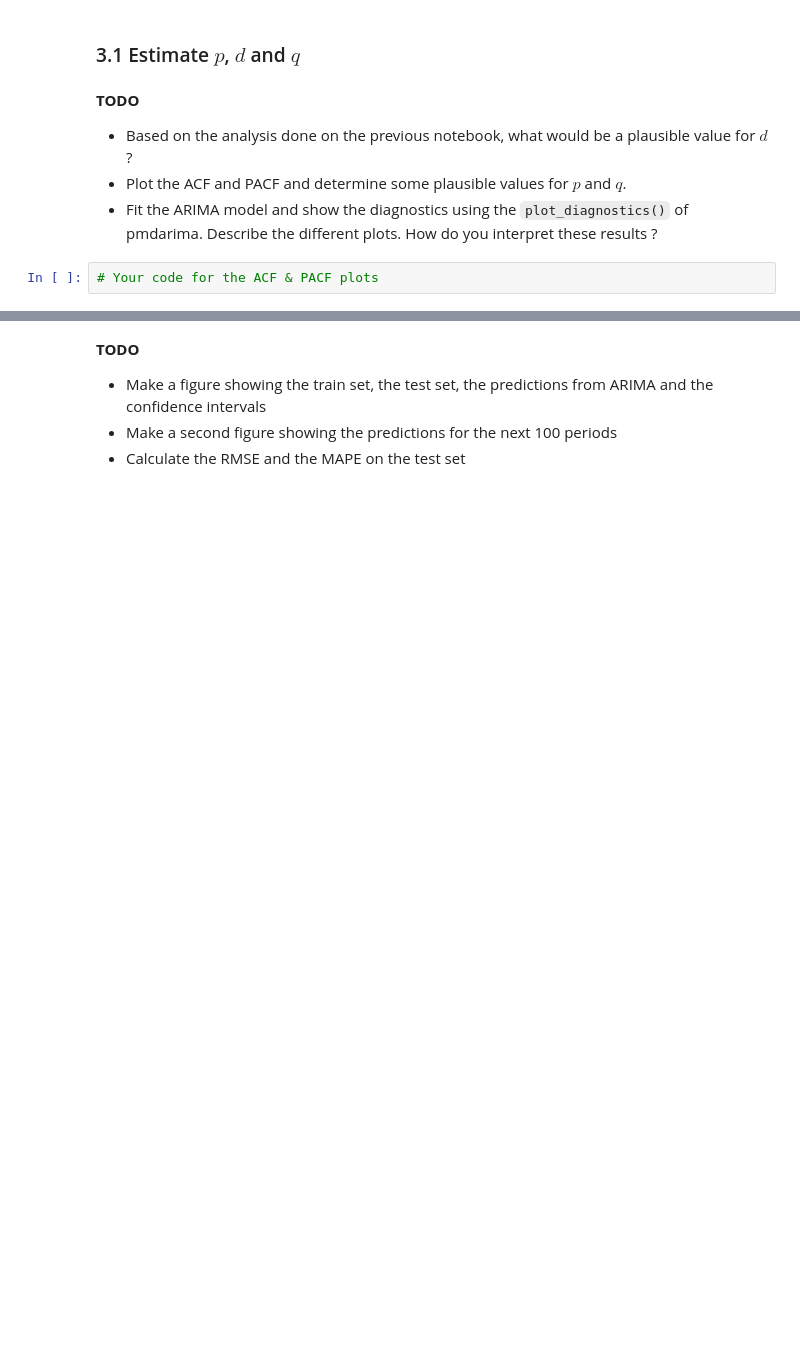
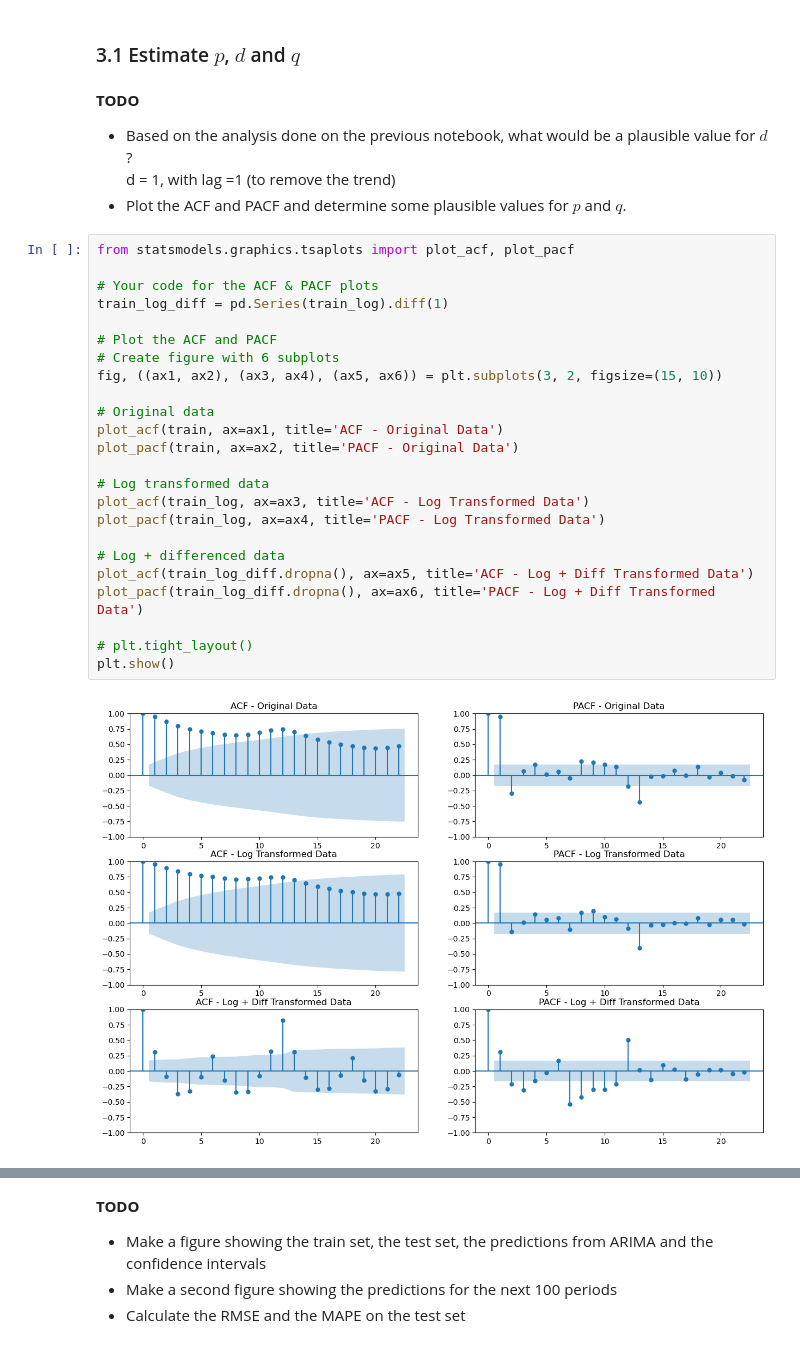
Before and after one commit to thomasmari/DataS3PG, a Jupyter notebook: module/11. ML/6. ML6/notebooks/NB2_Time_Series_Forecasts.ipynb, the cells around one changed output, grey strips where cells are left out. Saved outputs shown, nothing was run; the diff lists cells and outputs as text; blank space fills up the shorter version.

```diff
--- a/module/11. ML/6. ML6/notebooks/NB2_Time_Series_Forecasts.ipynb
+++ b/module/11. ML/6. ML6/notebooks/NB2_Time_Series_Forecasts.ipynb
@@ -293,8 +292,32 @@ test_log = np.log(test).dropna()
 ### 3.1 Estimate $p$, $d$ and $q$
 # %% [markdown]
 **TODO**
-- Based on the analysis done on the previous notebook, what would be a plausible value for $d$ ?
+- Based on the analysis done on the previous notebook, what would be a plausible value for $d$ ?\
+ d = 1, with lag =1 (to remove the trend)
 - Plot the ACF and PACF and determine some plausible values for $p$ and $q$.
-- Fit the ARIMA model and show the diagnostics using the `plot_diagnostics()` of pmdarima. Describe the different plots. How do you interpret these results ?
 # %%
+from statsmodels.graphics.tsaplots import plot_acf, plot_pacf
+
 # Your code for the ACF & PACF plots
+train_log_diff = pd.Series(train_log).diff(1)
+
+# Plot the ACF and PACF
+# Create figure with 6 subplots
+fig, ((ax1, ax2), (ax3, ax4), (ax5, ax6)) = plt.subplots(3, 2, figsize=(15, 10))
+
+# Original data
+plot_acf(train, ax=ax1, title='ACF - Original Data')
+plot_pacf(train, ax=ax2, title='PACF - Original Data')
+
+# Log transformed data
+plot_acf(train_log, ax=ax3, title='ACF - Log Transformed Data')
+plot_pacf(train_log, ax=ax4, title='PACF - Log Transformed Data')
+
+# Log + differenced data
+plot_acf(train_log_diff.dropna(), ax=ax5, title='ACF - Log + Diff Transformed Data')
+plot_pacf(train_log_diff.dropna(), ax=ax6, title='PACF - Log + Diff Transformed Data')
+
+# plt.tight_layout()
+plt.show()
+# %% [output]
+[figure, added]
```
Also changed, not shown: parts of 25 cells of this notebook, 1 other file.
